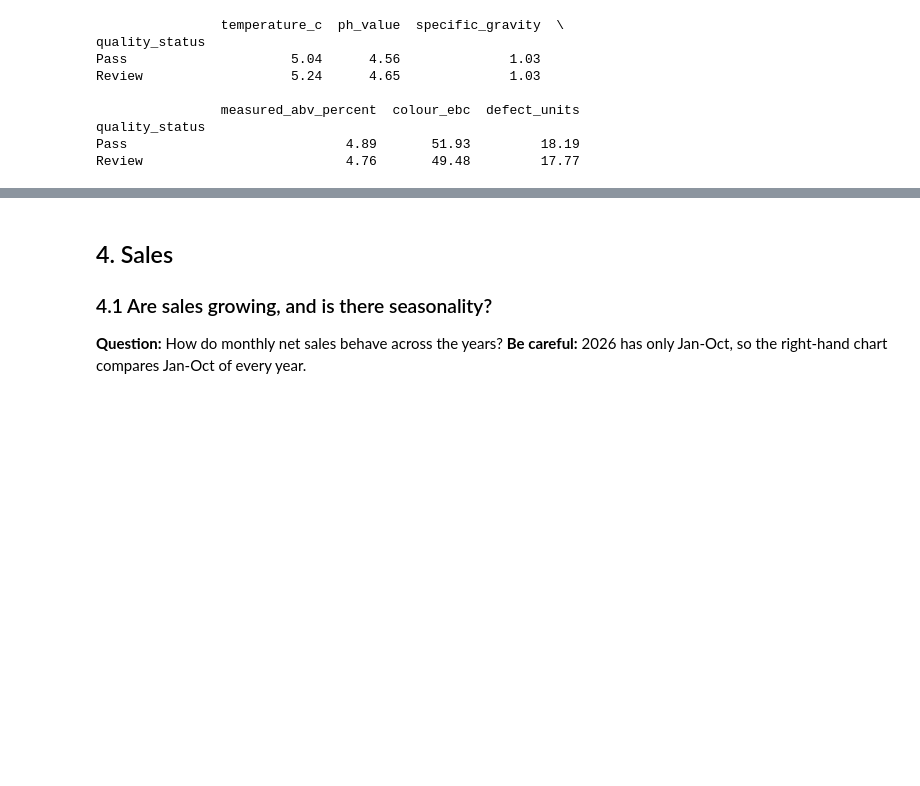
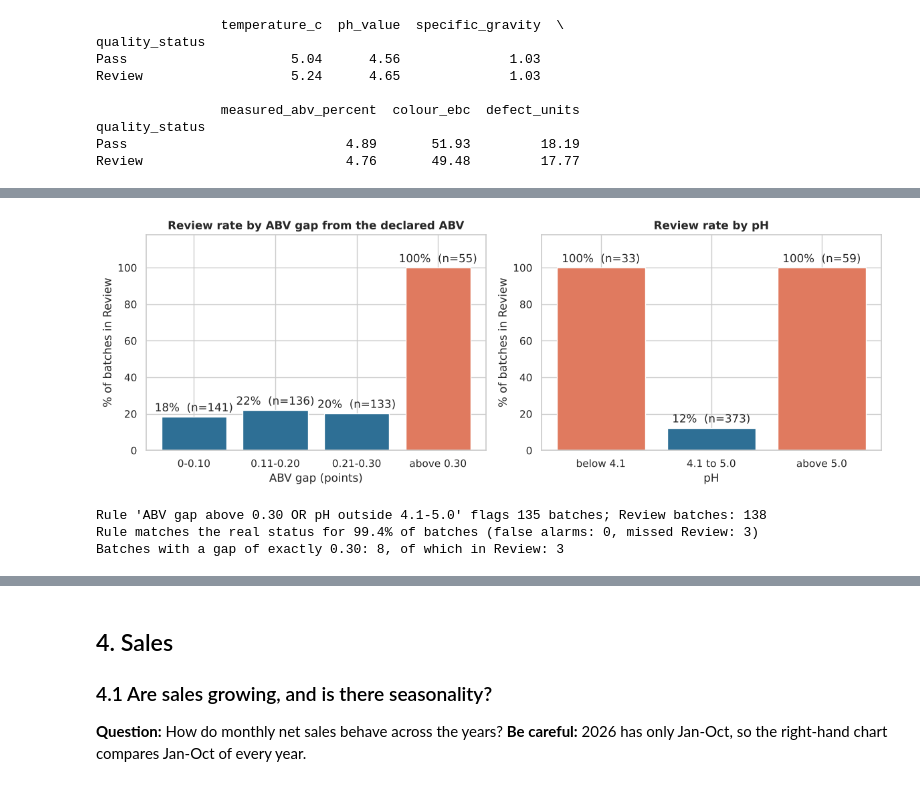
Before and after one commit to YaswanthP47/velora-brewing-analytics, a Jupyter notebook: notebooks/02_eda.ipynb, the cells around one changed output, grey strips where cells are left out. Cells and saved outputs as stored; diff of their text form; code cells hidden in the pictures; blank space fills up the shorter version.

Commit message:
Step 7: statistics, features and QC rule correction

```diff
--- a/notebooks/02_eda.ipynb
+++ b/notebooks/02_eda.ipynb
@@ -222,0 +221,25 @@ Review                          4.76       49.48         17.77
+# %%
+declared_abv = pm.set_index("product_name")["abv_percent"]
+qc["abv_gap"] = (qc["measured_abv_percent"] - qc["product"].map(declared_abv)).abs().round(2)
+qc["gap_band"] = pd.cut(qc["abv_gap"], [-0.001, 0.10, 0.20, 0.30, 0.36], labels=["0-0.10", "0.11-0.20", "0.21-0.30", "above 0.30"])
+qc["ph_band"] = pd.cut(qc["ph_value"], [3.99, 4.099, 5.0, 5.2], labels=["below 4.1", "4.1 to 5.0", "above 5.0"])
+
+fig, ax = plt.subplots(1, 2, figsize=(12, 4.3))
+for a, col, title, xl in [(ax[0], "gap_band", "Review rate by ABV gap from the declared ABV", "ABV gap (points)"),
+                          (ax[1], "ph_band", "Review rate by pH", "pH")]:
+    r = qc.groupby(col, observed=True).agg(rate=("is_review", "mean"), n=("is_review", "size"))
+    bars = a.bar(r.index.astype(str), r["rate"] * 100, color=[BLUE if v < 0.5 else ORANGE for v in r["rate"]])
+    a.bar_label(bars, labels=[f"{v * 100:.0f}%  (n={n})" for v, n in zip(r["rate"], r["n"])], padding=3)
+    a.set(title=title, xlabel=xl, ylabel="% of batches in Review", ylim=(0, 118))
+save(fig, "fig06b_review_rule")
+
+out_of_spec = (qc["abv_gap"] > 0.30) | (qc["ph_value"] < 4.1) | (qc["ph_value"] > 5.0)
+print(f"Rule 'ABV gap above 0.30 OR pH outside 4.1-5.0' flags {out_of_spec.sum()} batches; Review batches: {qc['is_review'].sum()}")
+print(f"Rule matches the real status for {(out_of_spec == qc['is_review']).mean():.1%} of batches "
+      f"(false alarms: {(out_of_spec & ~qc['is_review']).sum()}, missed Review: {(~out_of_spec & qc['is_review']).sum()})")
+print(f"Batches with a gap of exactly 0.30: {(qc['abv_gap'] == 0.30).sum()}, of which in Review: {qc.loc[qc['abv_gap'] == 0.30, 'is_review'].sum()}")
+# %% [output]
+[figure, added]
+Rule 'ABV gap above 0.30 OR pH outside 4.1-5.0' flags 135 batches; Review batches: 138
+Rule matches the real status for 99.4% of batches (false alarms: 0, missed Review: 3)
+Batches with a gap of exactly 0.30: 8, of which in Review: 3
```
Also changed, not shown: parts of 5 cells of this notebook, 31 other files.
